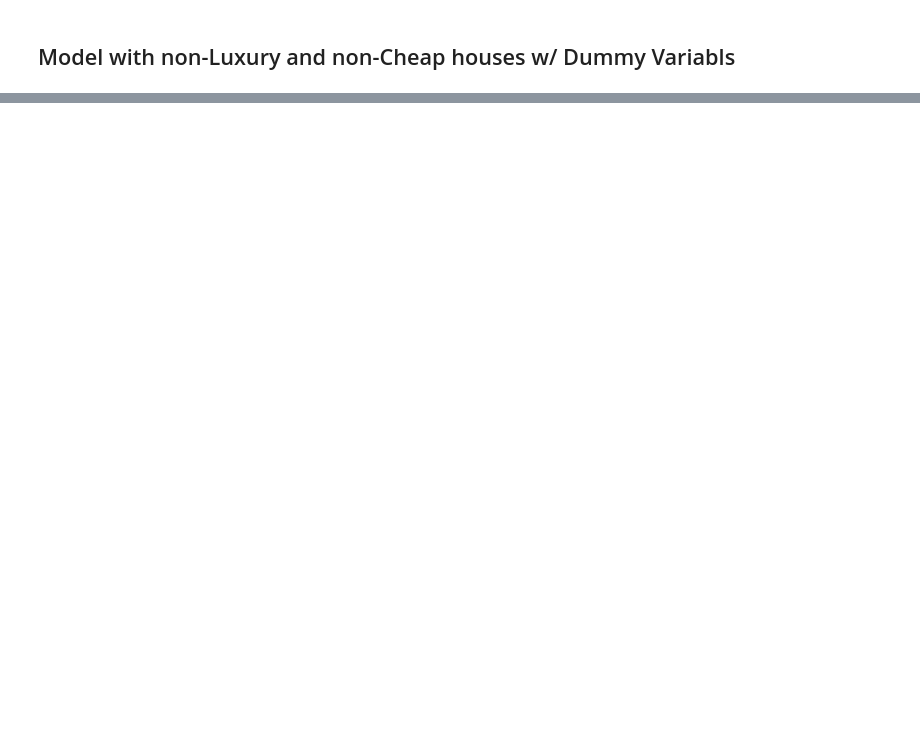
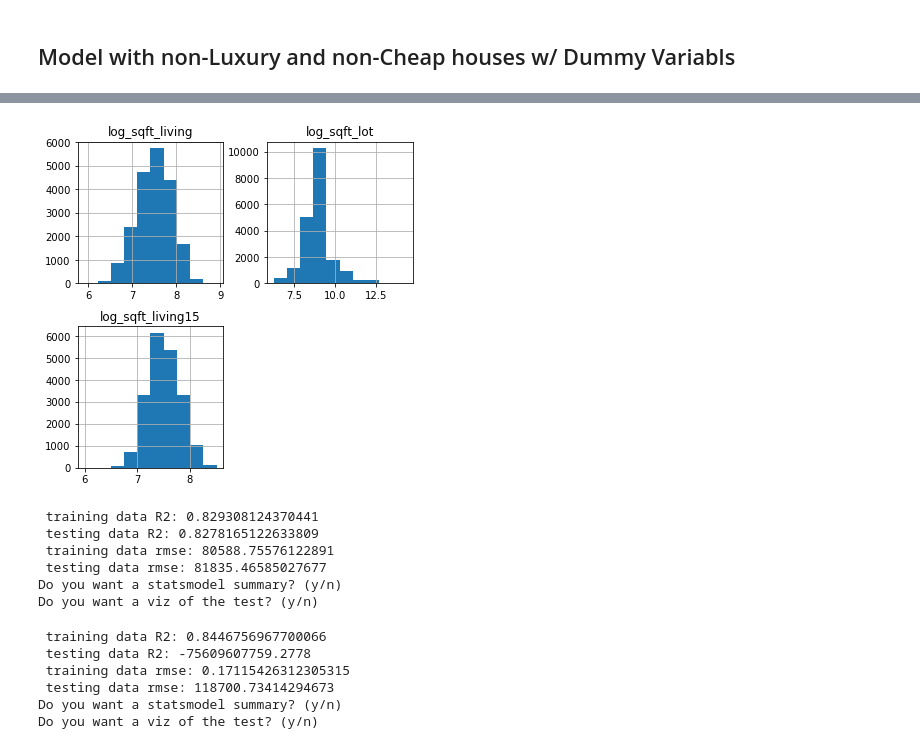
Before and after one commit to westonshuken/King-county-housing-analysis, a Jupyter notebook: Weston_Modeling.ipynb, the cells around one changed output, grey strips where cells are left out. Saved outputs shown, nothing was run; the diff lists cells and outputs as text; code cells hidden in the pictures; blank space fills up the shorter version.

```diff
--- a/Weston_Modeling.ipynb
+++ b/Weston_Modeling.ipynb
@@ -219,0 +354,9 @@ Do you want a viz of the test? (y/n)
+# %%
+# run on sqft_living, sqft_lot, and sqft_living15
+data_log = pd.DataFrame([])
+data_log['log_sqft_living'] = np.log(scale_test['sqft_living'])
+data_log['log_sqft_lot'] = np.log(scale_test['sqft_lot'])
+data_log['log_sqft_living15'] = np.log(scale_test['sqft_living15'])
+data_log.hist(figsize  = [6, 6]);
+# %% [output]
+[figure, added]
@@ -219,0 +367,11 @@ Do you want a viz of the test? (y/n)
+# %%
+y, X = get_y_X(scale_test, 'price')
+X_train, X_test, y_train, y_test = my_train_test(y, X)
+train_test_compare(X_train, X_test, y_train, y_test)
+# %% [output]
+ training data R2: 0.829308124370441
+ testing data R2: 0.8278165122633809
+ training data rmse: 80588.75576122891
+ testing data rmse: 81835.46585027677
+Do you want a statsmodel summary? (y/n)
+Do you want a viz of the test? (y/n)
@@ -219,0 +384,11 @@ Do you want a viz of the test? (y/n)
+# %%
+y, X = get_y_X(scale_test, 'price_log')
+X_train, X_test, y_train, y_test = my_train_test(y, X)
+train_test_compare(X_train, X_test, y_train, y_test)
+# %% [output]
+ training data R2: 0.8446756967700066
+ testing data R2: -75609607759.2778
+ training data rmse: 0.17115426312305315
+ testing data rmse: 118700.73414294673
+Do you want a statsmodel summary? (y/n)
+Do you want a viz of the test? (y/n)
```
Also changed, not shown: parts of 33 cells of this notebook.
